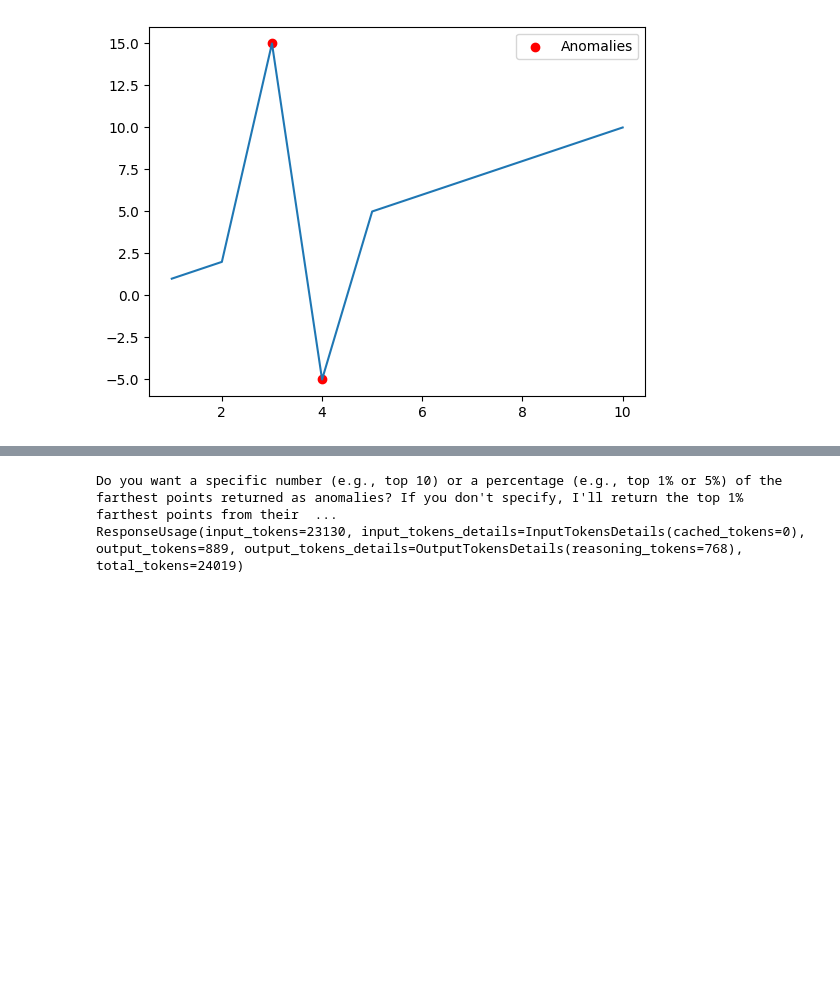
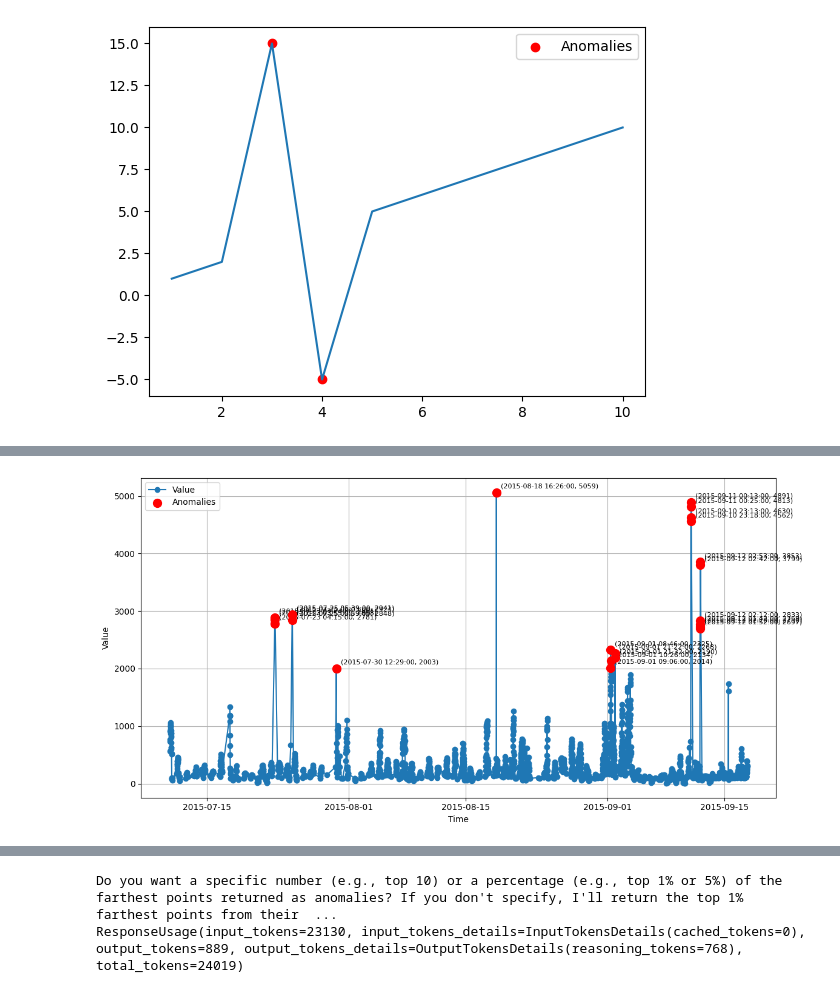
Before and after one commit to rolester/AIvsML, a Jupyter notebook: AnomolyDetection.ipynb, the cells around one changed output, grey strips where cells are left out. Cells and saved outputs as stored; diff of their text form; code cells hidden in the pictures; blank space fills up the shorter version.

````diff
--- a/AnomolyDetection.ipynb
+++ b/AnomolyDetection.ipynb
@@ -160,10 +193,49 @@ response = client.responses.create(
     model="gpt-5-mini",
     #temperature=0.7,
     reasoning={"effort": "medium"},
-    input="""Take this data and tell me the anaomolies (just the anomolies not your working out) """ + df.to_json(),
+    input="""Take this data and tell me the anaomolies (just the anomolies not your working out)  Output the results in this format [(#, #), (#, #)] Nothing else just the anomolies in the format [(#, #), (#, #)]""" + df.to_json(),
 )
 
-print(response.output_text)
+#print(response.output_text)
+import ast
+import re
+import matplotlib.pyplot as plt
 
-print(response.usage) # input_tokens=50643
+time = df['timestamp'].tolist()
+value = df['value'].tolist()
+
+anomaly_text = response.output_text.strip()
+anomaly_text = re.sub(r"^```(?:python)?|```$", "", anomaly_text.strip()).strip()
+
+raw_anomalies = ast.literal_eval(anomaly_text)
+
+# If first value is row/index, convert it to actual timestamp
+anomalies = [
+    (df.iloc[x]['timestamp'], y)
+    for x, y in raw_anomalies
+]
+
+plt.figure(figsize=(12, 6))
+plt.plot(time, value, marker='o', label='Value')
+
+ax = [x for x, y in anomalies]
+ay = [y for x, y in anomalies]
+
+plt.scatter(ax, ay, color='red', s=100, label='Anomalies', zorder=5)
+
+for x, y in anomalies:
+    plt.annotate(
+        f'({x}, {y})',
+        (x, y),
+        textcoords='offset points',
+        xytext=(5, 5),
+        fontsize=8
+    )
+
+plt.xlabel("Time")
+plt.ylabel("Value")
+plt.legend()
+plt.grid(True)
+plt.tight_layout()
+plt.show()
 # %% [output]
@@ -187,3 +242,4 @@ ResponseUsage(input_tokens=50642, input_tokens_details=InputTokensDetails(cached
+[figure, added]
 # %%
 import numpy as np
 import pandas as pd
````
Also changed, not shown: parts of 8 cells of this notebook, 8 other files.
